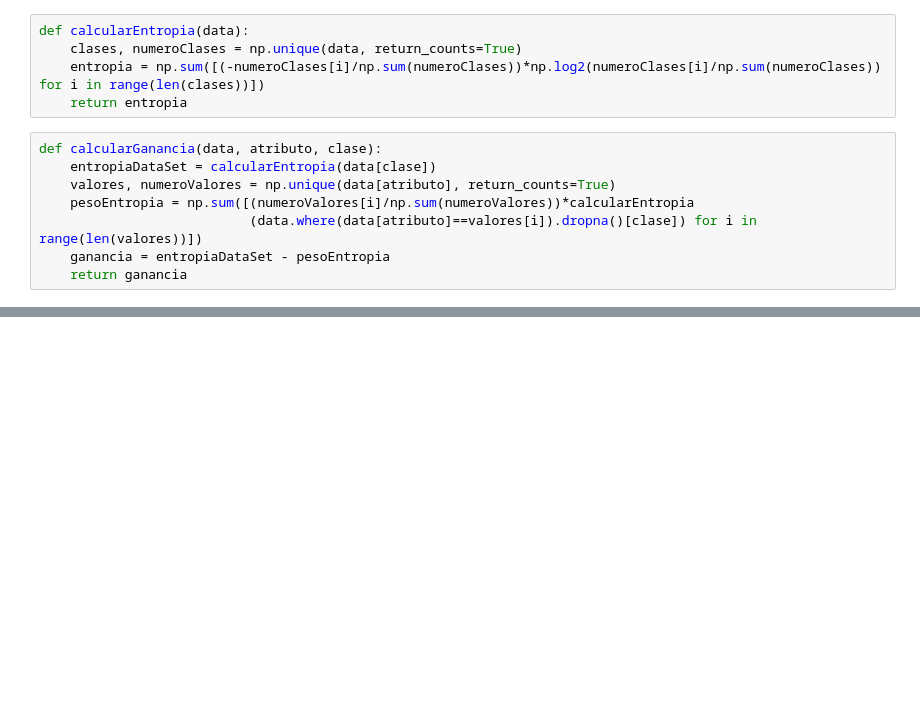
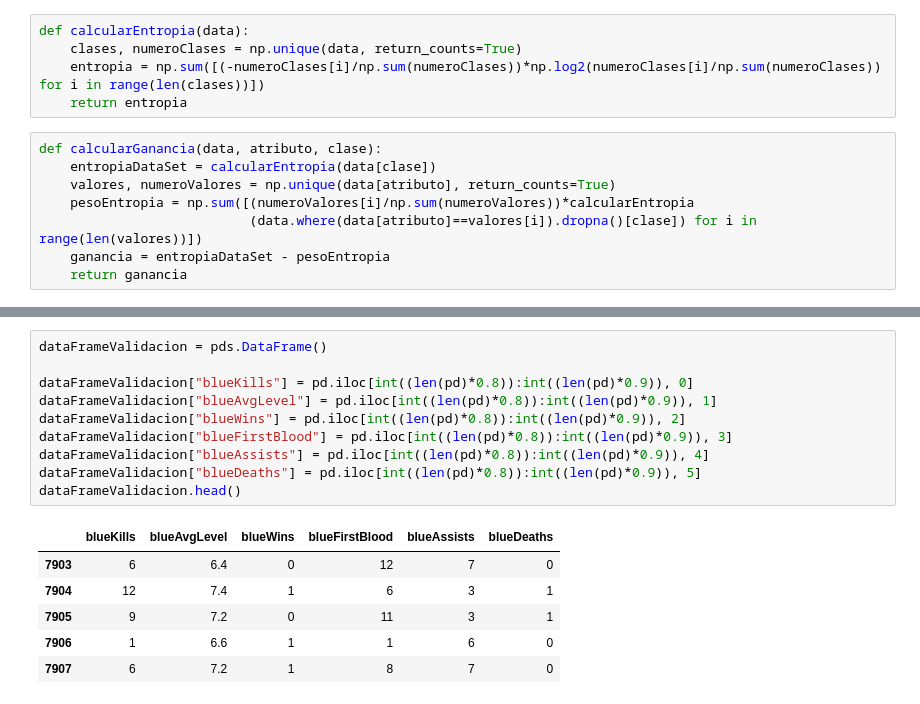
Before and after one commit to jazurdia/Lab02-IA, a Jupyter notebook: Lab02.ipynb, the cells around one changed output, grey strips where cells are left out. Saved outputs shown, nothing was run; the diff lists cells and outputs as text; blank space fills up the shorter version.

```diff
--- a/Lab02.ipynb
+++ b/Lab02.ipynb
@@ -834,0 +827,17 @@ AttributeError: 'Nodo' object has no attribute 'clase'
+# %%
+dataFrameValidacion = pds.DataFrame()
+
+dataFrameValidacion["blueKills"] = pd.iloc[int((len(pd)*0.8)):int((len(pd)*0.9)), 0]
+dataFrameValidacion["blueAvgLevel"] = pd.iloc[int((len(pd)*0.8)):int((len(pd)*0.9)), 1]
+dataFrameValidacion["blueWins"] = pd.iloc[int((len(pd)*0.8)):int((len(pd)*0.9)), 2]
+dataFrameValidacion["blueFirstBlood"] = pd.iloc[int((len(pd)*0.8)):int((len(pd)*0.9)), 3]
+dataFrameValidacion["blueAssists"] = pd.iloc[int((len(pd)*0.8)):int((len(pd)*0.9)), 4]
+dataFrameValidacion["blueDeaths"] = pd.iloc[int((len(pd)*0.8)):int((len(pd)*0.9)), 5]
+dataFrameValidacion.head()
+# %% [output]
+|  | blueKills | blueAvgLevel | blueWins | blueFirstBlood | blueAssists | blueDeaths |
+| 7903 | 6 | 6.4 | 0 | 12 | 7 | 0 |
+| 7904 | 12 | 7.4 | 1 | 6 | 3 | 1 |
+| 7905 | 9 | 7.2 | 0 | 11 | 3 | 1 |
+| 7906 | 1 | 6.6 | 1 | 1 | 6 | 0 |
+| 7907 | 6 | 7.2 | 1 | 8 | 7 | 0 |
```
Also changed, not shown: parts of 18 cells of this notebook.
